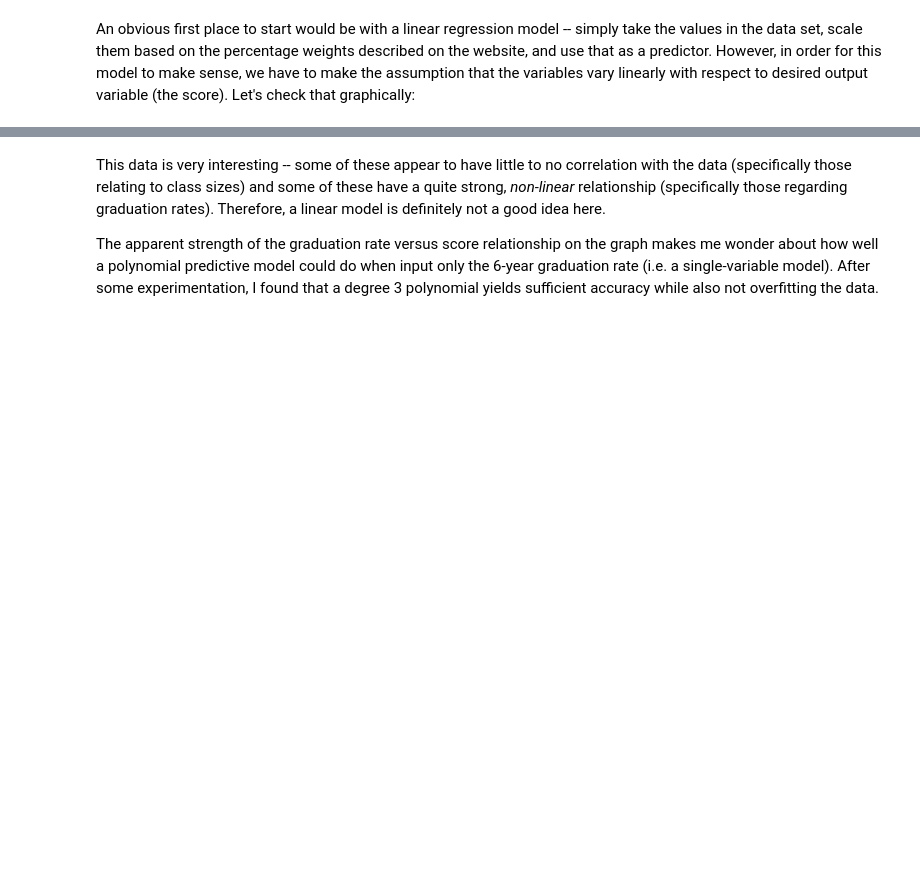
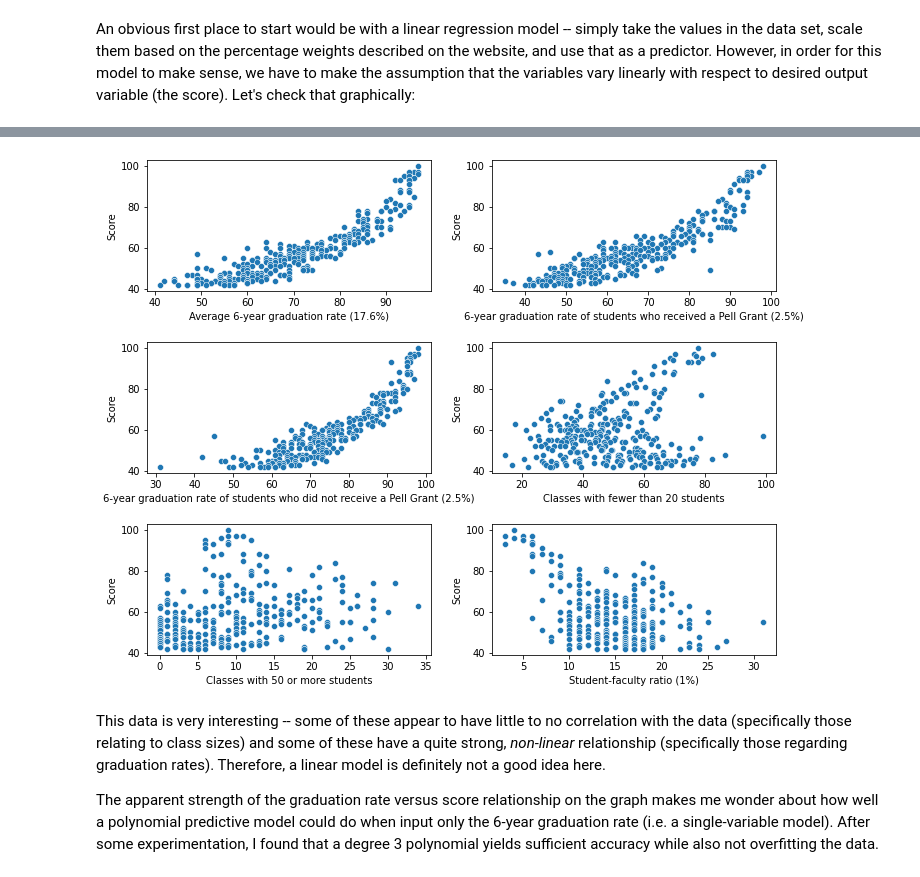
Before and after one commit to Aurathic/USNews-Colleges-Web-Scraper, a Jupyter notebook: python_web_scraper/web_scraping_2.ipynb, the cells around one changed output, grey strips where cells are left out. Drawn from its saved outputs; the diff is of its cells as text; code cells hidden in the pictures; blank space fills up the shorter version.

```diff
--- a/python_web_scraper/web_scraping_2.ipynb
+++ b/python_web_scraper/web_scraping_2.ipynb
@@ -257,7 +255,7 @@ def plot_factors_against_score(ranking_factors, ncols, df=univ_df):
     fig.tight_layout(pad=3.0)
     for col, ax in zip(ranking_factors, fig.axes):
         sns.scatterplot(ax=ax, x=col, y="vDisplayScoreInt", data=df)
-        ax.set(xlabel=(data_key.get(col, default=col), ylabel="Score")
+        ax.set(xlabel=data_key.get(col, col), ylabel="Score")
 
 plot_factors_against_score(ranking_factors, 2)
 # %% [output]
@@ -265,3 +262,4 @@ SyntaxError: invalid syntax (Temp/ipykernel_1672/1624284954.py, line 11)
+[figure, added]
 # %% [markdown]
 This data is very interesting -- some of these appear to have little to no correlation with the data (specifically those relating to class sizes) and some of these have a quite strong, *non-linear* relationship (specifically those regarding graduation rates). Therefore, a linear model is definitely not a good idea here.
 
```
Also changed, not shown: parts of 20 cells of this notebook.
